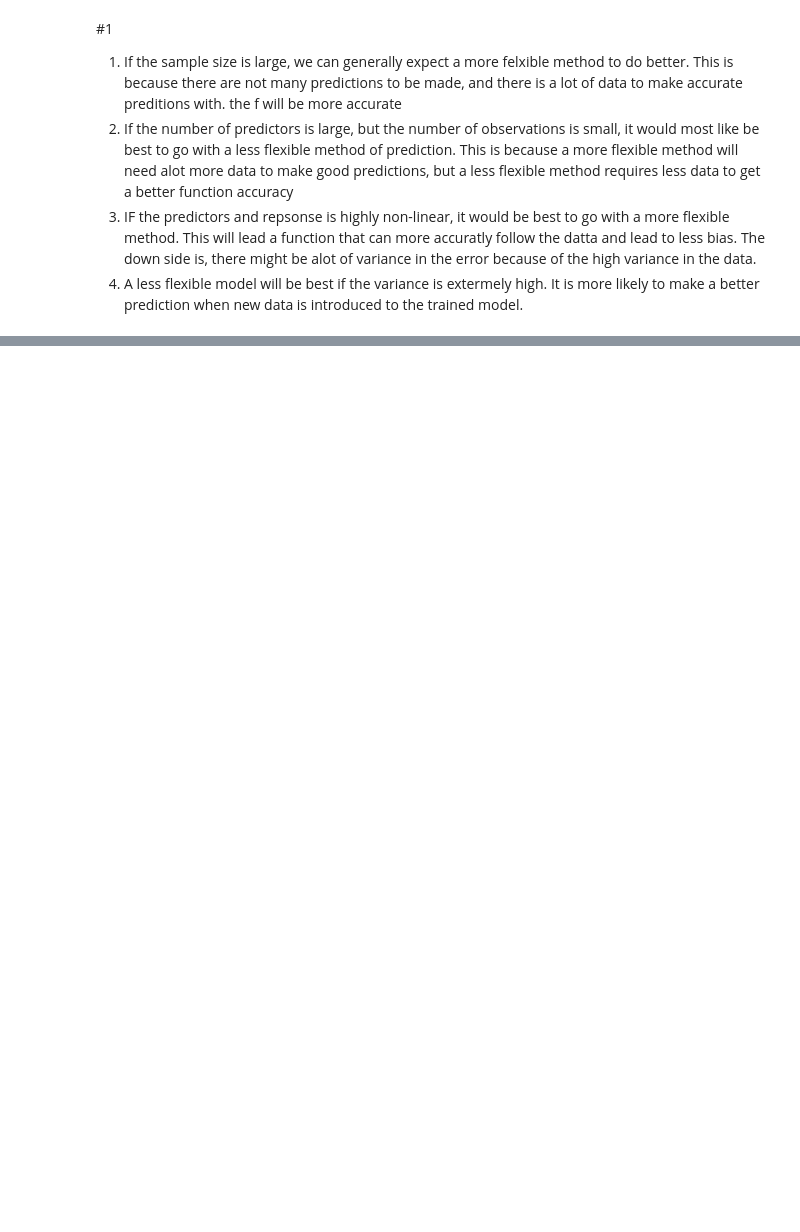
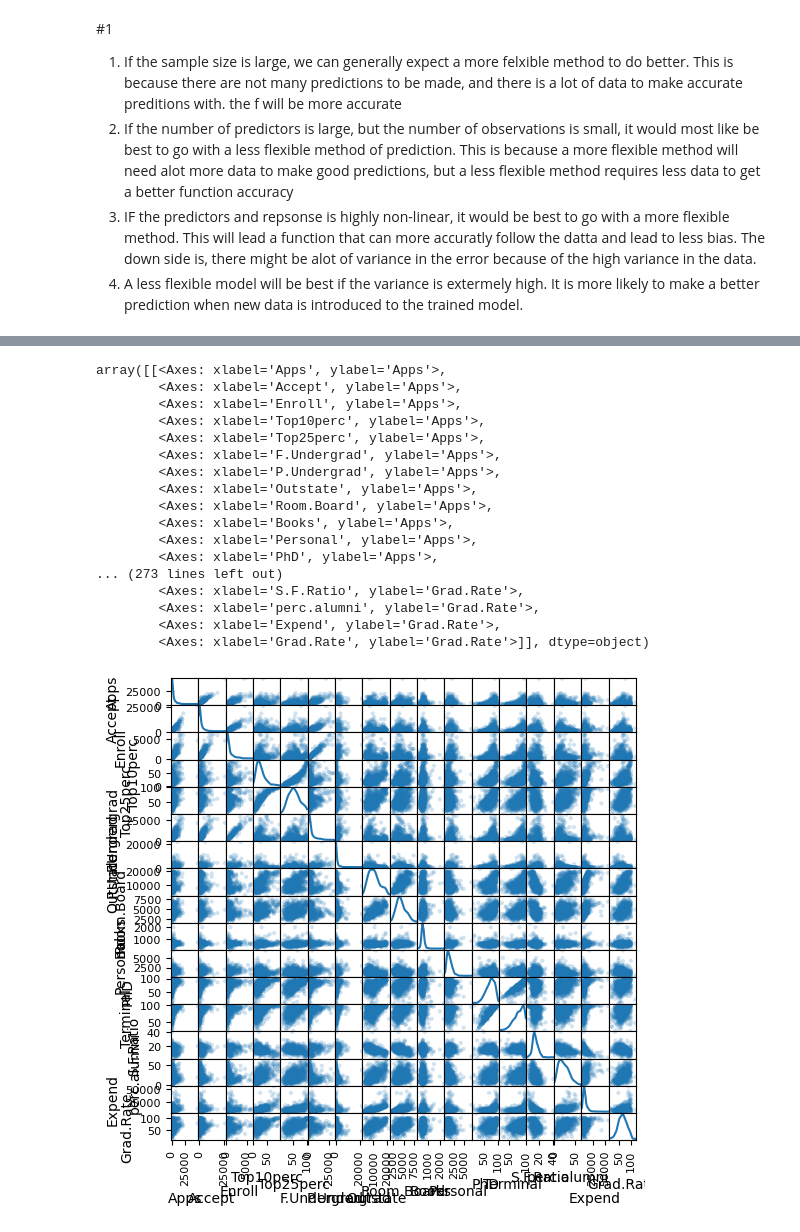
Before and after one commit to Crush53/ITSL-Repo-, a Jupyter notebook: Exercises/Stats_learning_exercise_ch2.ipynb, the cells around one changed output, grey strips where cells are left out. Cells and saved outputs as stored; diff of their text form; code cells hidden in the pictures; blank space fills up the shorter version.

```diff
--- a/Exercises/Stats_learning_exercise_ch2.ipynb
+++ b/Exercises/Stats_learning_exercise_ch2.ipynb
@@ -14,10 +18,7 @@ import plotly.express as px
 # %%
-import plotly.express as px
-import pandas as pd
+#Question 8
+# Read the College dataset
+df = pd.read_csv('C:/Users/Peyton Molino/Dropbox/For the alliance\'s shared workspace/Data processing/Introduction_to_Statistical_learning/datasets/College.csv')
 
-# Read the Advertising dataset
-df = pd.read_csv('C:/Users/Peyton Molino/Dropbox/For the alliance\'s shared workspace/Data processing/Introduction_to_Statistical_learning/datasets/Advertising.csv')
-
-# Plot the data with
-fig = px.scatter(df, x='TV', y='Sales', trendline='lowess', trendline_options=dict(frac=0.09))
-fig.show()
+df.index = df.iloc[:, 0]
+df = df.drop(df.columns[0], axis=1)
@@ -23,0 +47,23 @@ fig.show()
+# %%
+from pandas.plotting import scatter_matrix
+
+scatter_matrix(df, alpha=0.2, figsize=(6, 6), diagonal='kde')
+# %% [output]
+array([[<Axes: xlabel='Apps', ylabel='Apps'>,
+        <Axes: xlabel='Accept', ylabel='Apps'>,
+        <Axes: xlabel='Enroll', ylabel='Apps'>,
+        <Axes: xlabel='Top10perc', ylabel='Apps'>,
+        <Axes: xlabel='Top25perc', ylabel='Apps'>,
+        <Axes: xlabel='F.Undergrad', ylabel='Apps'>,
+        <Axes: xlabel='P.Undergrad', ylabel='Apps'>,
+        <Axes: xlabel='Outstate', ylabel='Apps'>,
+        <Axes: xlabel='Room.Board', ylabel='Apps'>,
+        <Axes: xlabel='Books', ylabel='Apps'>,
+        <Axes: xlabel='Personal', ylabel='Apps'>,
+        <Axes: xlabel='PhD', ylabel='Apps'>,
+... (273 lines left out)
+        <Axes: xlabel='S.F.Ratio', ylabel='Grad.Rate'>,
+        <Axes: xlabel='perc.alumni', ylabel='Grad.Rate'>,
+        <Axes: xlabel='Expend', ylabel='Grad.Rate'>,
+        <Axes: xlabel='Grad.Rate', ylabel='Grad.Rate'>]], dtype=object)
+[figure, added]
```
Also changed, not shown: parts of 9 cells of this notebook.
